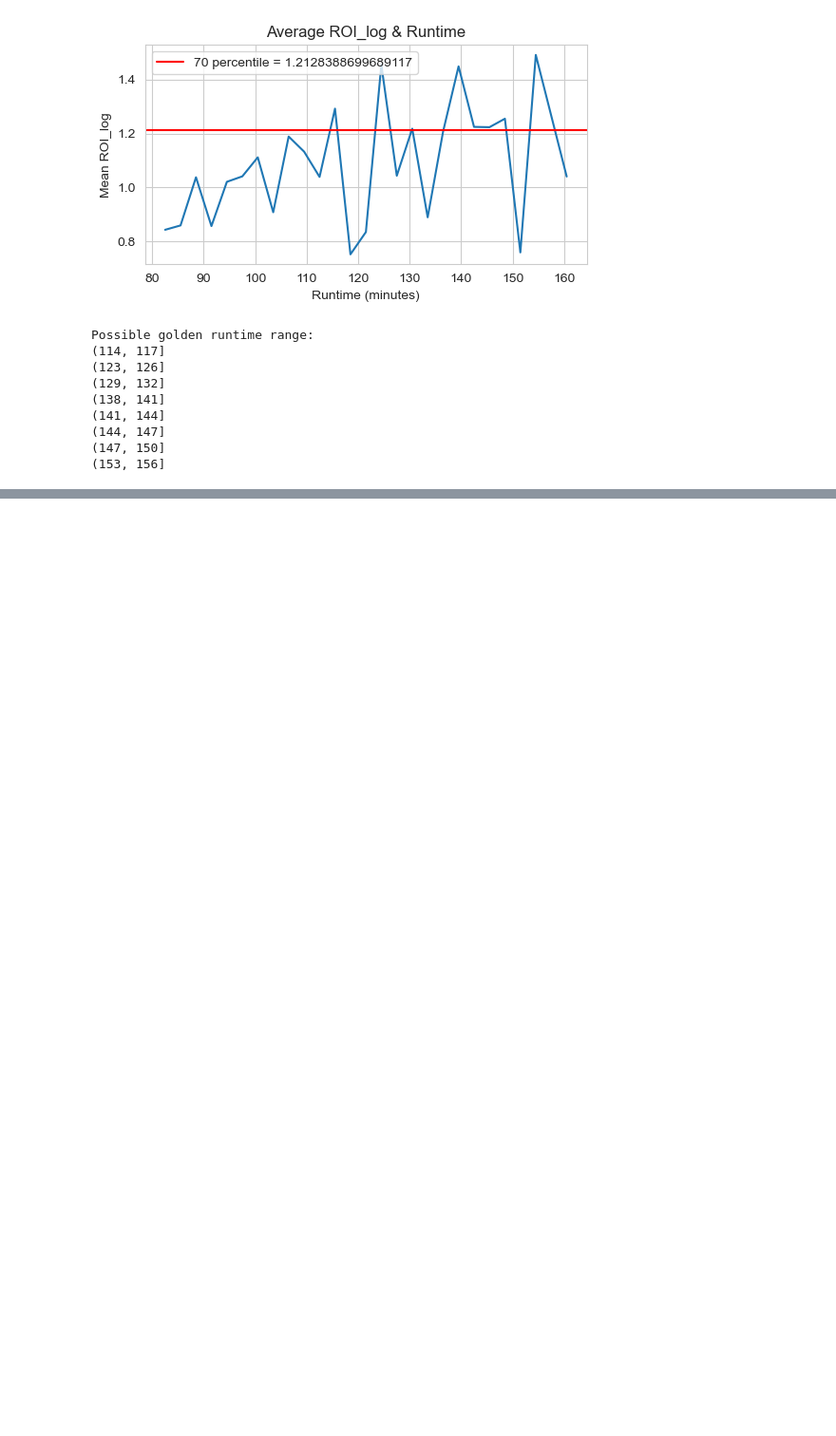
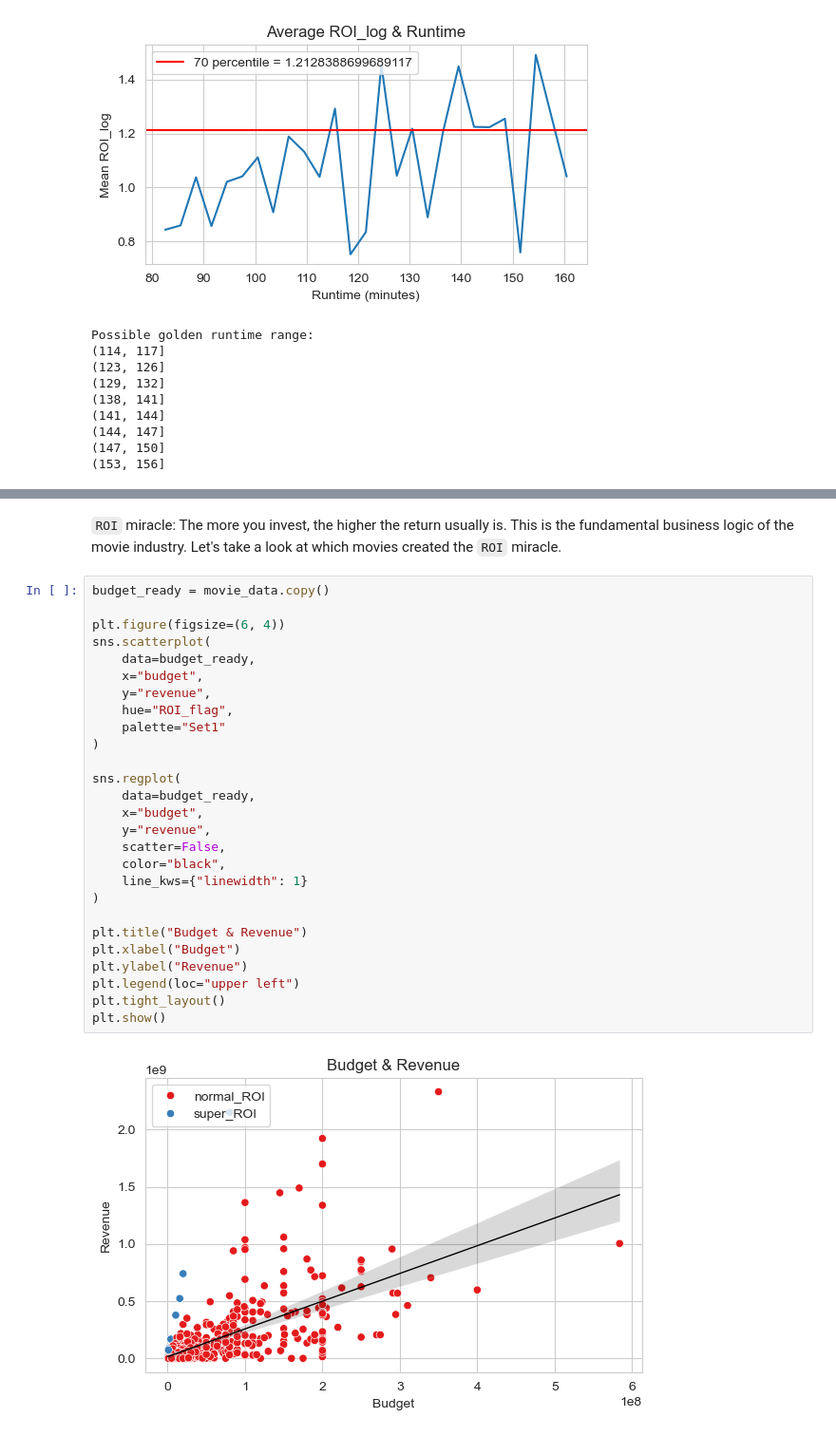
Before and after one commit to BAbykiller322/SDPA_EMATM0048, a Jupyter notebook: part2_analytics/analysis.ipynb, the cells around one changed output, grey strips where cells are left out. Shown at 95% size. Drawn from its saved outputs; the diff is of its cells as text; blank space fills up the shorter version.

Commit message:
FEAT: EDA on feature relations. Analyze ROI budget/revenue, vote_average, popularity, and vote_count.

```diff
--- a/part2_analytics/analysis.ipynb
+++ b/part2_analytics/analysis.ipynb
@@ -1015,0 +1023,31 @@ Possible golden runtime range:
+# %% [markdown]
+`ROI` miracle: The more you invest, the higher the return usually is. This is the fundamental business logic of the movie industry. Let's take a look at which movies created the `ROI` miracle.
+# %%
+budget_ready = movie_data.copy()
+
+plt.figure(figsize=(6, 4))
+sns.scatterplot(
+    data=budget_ready,
+    x="budget",
+    y="revenue",
+    hue="ROI_flag",
+    palette="Set1"
+)
+
+sns.regplot(
+    data=budget_ready,
+    x="budget",
+    y="revenue",
+    scatter=False,
+    color="black",
+    line_kws={"linewidth": 1}
+)
+
+plt.title("Budget & Revenue")
+plt.xlabel("Budget")
+plt.ylabel("Revenue")
+plt.legend(loc="upper left")
+plt.tight_layout()
+plt.show()
+# %% [output]
+[figure, added]
```
Also changed, not shown: parts of 3 cells of this notebook.
